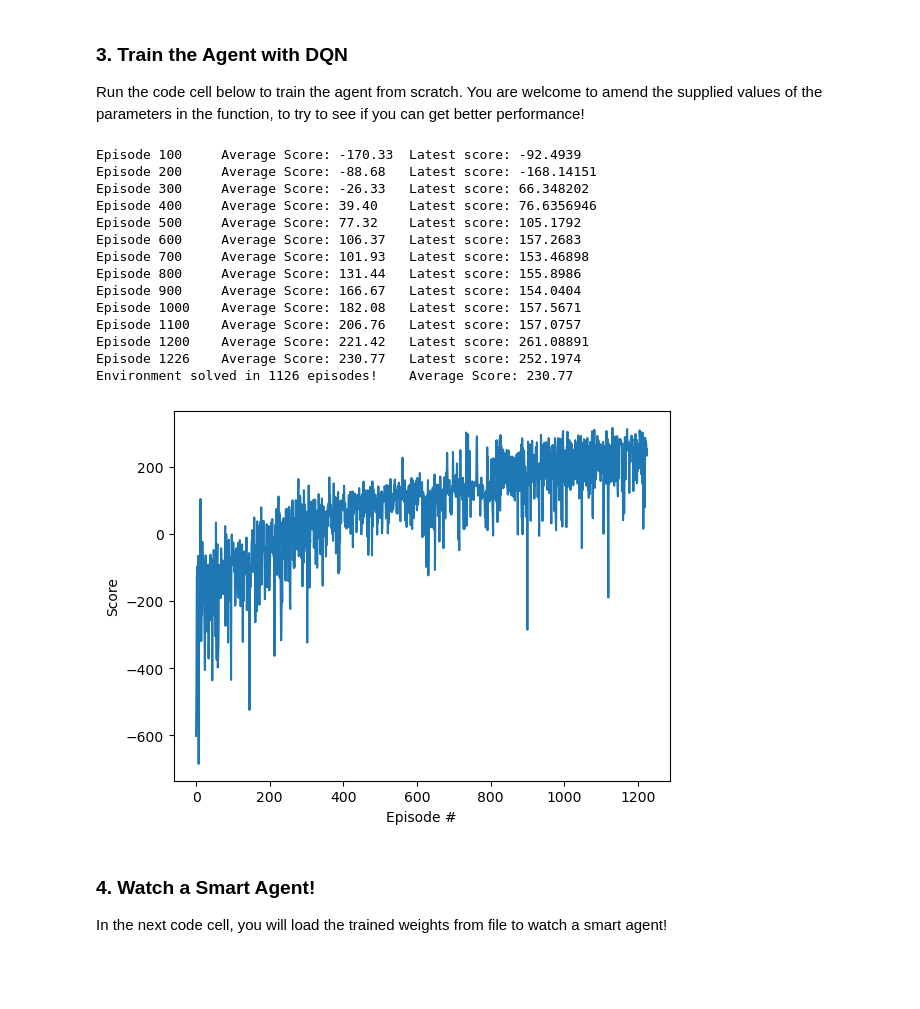
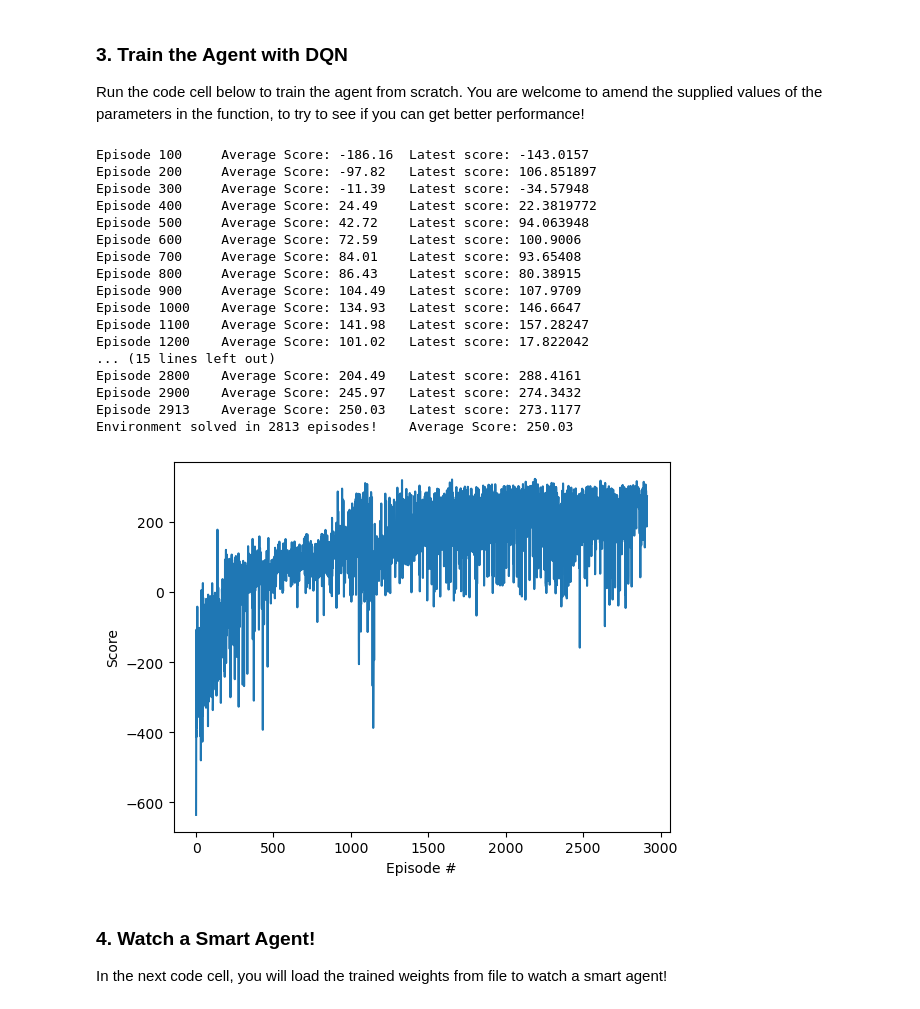
Before and after one commit to armhzjz/deep-reinforcement-learning, a Jupyter notebook: dqn/exercise/Deep_Q_Network.ipynb, the cells around one changed output. Cells and saved outputs as stored; diff of their text form; code cells hidden in the pictures; blank space fills up the shorter version.

```diff
--- a/dqn/exercise/Deep_Q_Network.ipynb
+++ b/dqn/exercise/Deep_Q_Network.ipynb
@@ -82,7 +84,15 @@ env.close()
 
 Run the code cell below to train the agent from scratch.  You are welcome to amend the supplied values of the parameters in the function, to try to see if you can get better performance!
 # %%
-def dqn(dqn_agent, n_episodes=2000, max_t=1000, eps_start=1.0, eps_end=0.01, eps_decay=0.995, UPDATE_EVERY = 4, target_mean_score=200.0):
+def dqn(
+        dqn_agent,
+        n_episodes=2000,
+        max_t=1000,
+        eps_start=1.0,
+        eps_end=0.01,
+        eps_decay=0.995,
+        UPDATE_EVERY = 4,
+        target_mean_score=200.0):
     """Deep Q-Learning.
 
     Params
@@ -106,49 +116,53 @@ def dqn(dqn_agent, n_episodes=2000, max_t=1000, eps_start=1.0, eps_end=0.01, eps
                 action = dqn_agent.act(state, eps)
             next_state, reward, done, truncated, _ = env.step(action)
             dqn_agent.step(state, action, reward, next_state, done, t_step)
             state = next_state
             score += reward
             if done:  # or truncated:
                 break
         scores_window.append(score)       # save most recent score
         scores.append(score)              # save most recent score
         eps = max(eps_end, eps_decay*eps) # decrease epsilon
         print('\rEpisode {}\tAverage Score: {:.2f}\tLatest score: {:.4f}'.format(i_episode, np.mean(scores_window), score), end='')
         if i_episode % 100 == 0:
             print('\rEpisode {}\tAverage Score: {:.2f}\tLatest score: {:.4f}'.format(i_episode, np.mean(scores_window), score))
         scores_windows_list = list(scores_window)
         if np.mean(scores_window) >= target_mean_score and np.mean(scores_windows_list[-10:]) >= target_mean_score:
             print('\nEnvironment solved in {:d} episodes!\tAverage Score: {:.2f}'.format(i_episode-100, np.mean(scores_window)))
             torch.save(dqn_agent.qnetwork_local.state_dict(), 'checkpoint.pth')
             break
     return scores
 
 agent = Agent(state_size=8, action_size=4, seed=761)
-scores = dqn(agent, n_episodes=3000, max_t=250, UPDATE_EVERY=4, target_mean_score=230.)
+scores = dqn(agent, n_episodes=3000, max_t=250, UPDATE_EVERY=4, target_mean_score=250.)
 
 # plot the scores
 fig = plt.figure()
 ax = fig.add_subplot(111)
 plt.plot(np.arange(len(scores)), scores)
 plt.ylabel('Score')
 plt.xlabel('Episode #')
 plt.show()
+del agent
 # %% [output]
-Episode 100     Average Score: -170.33  Latest score: -92.4939
-Episode 200     Average Score: -88.68   Latest score: -168.14151
-Episode 300     Average Score: -26.33   Latest score: 66.348202
-Episode 400     Average Score: 39.40    Latest score: 76.6356946
-Episode 500     Average Score: 77.32    Latest score: 105.1792
-Episode 600     Average Score: 106.37   Latest score: 157.2683
-Episode 700     Average Score: 101.93   Latest score: 153.46898
-Episode 800     Average Score: 131.44   Latest score: 155.8986
-Episode 900     Average Score: 166.67   Latest score: 154.0404
-Episode 1000    Average Score: 182.08   Latest score: 157.5671
-Episode 1100    Average Score: 206.76   Latest score: 157.0757
-Episode 1200    Average Score: 221.42   Latest score: 261.08891
-Episode 1226    Average Score: 230.77   Latest score: 252.1974
-Environment solved in 1126 episodes!    Average Score: 230.77
+Episode 100     Average Score: -186.16  Latest score: -143.0157
+Episode 200     Average Score: -97.82   Latest score: 106.851897
+Episode 300     Average Score: -11.39   Latest score: -34.57948
+Episode 400     Average Score: 24.49    Latest score: 22.3819772
+Episode 500     Average Score: 42.72    Latest score: 94.063948
+Episode 600     Average Score: 72.59    Latest score: 100.9006
+Episode 700     Average Score: 84.01    Latest score: 93.65408
+Episode 800     Average Score: 86.43    Latest score: 80.38915
+Episode 900     Average Score: 104.49   Latest score: 107.9709
+Episode 1000    Average Score: 134.93   Latest score: 146.6647
+Episode 1100    Average Score: 141.98   Latest score: 157.28247
+Episode 1200    Average Score: 101.02   Latest score: 17.822042
+... (15 lines left out)
+Episode 2800    Average Score: 204.49   Latest score: 288.4161
+Episode 2900    Average Score: 245.97   Latest score: 274.3432
+Episode 2913    Average Score: 250.03   Latest score: 273.1177
+Environment solved in 2813 episodes!    Average Score: 250.03
-[figure, old version]
+[figure, new version]
 # %% [markdown]
 ### 4. Watch a Smart Agent!
 
```
Also changed, not shown: parts of 4 cells of this notebook, 3 other files.
